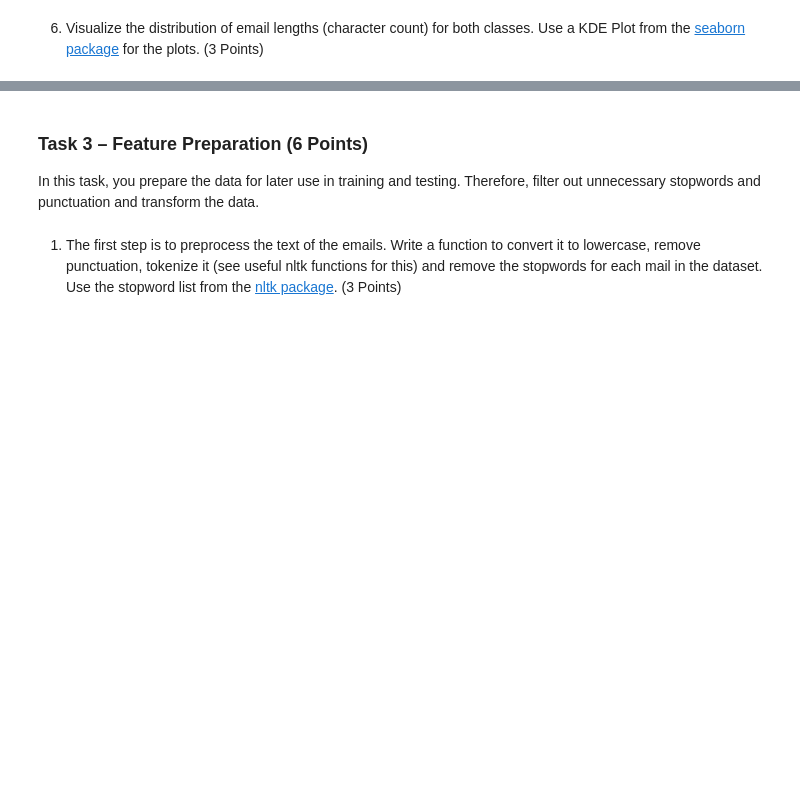
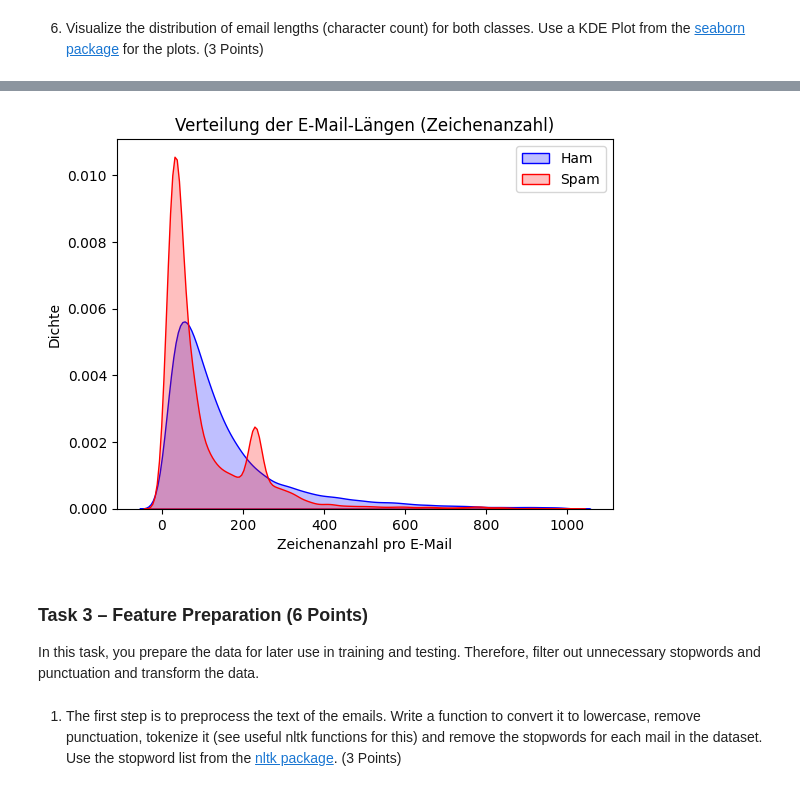
Before and after one commit to IVSource/ml_security_ws25, a Jupyter notebook: Exercise 3/mls_ws25_exercise_3d_spam_email_classification.ipynb, the cells around one changed output, grey strips where cells are left out. Cells and saved outputs as stored; diff of their text form; code cells hidden in the pictures; blank space fills up the shorter version.

```diff
--- a/Exercise 3/mls_ws25_exercise_3d_spam_email_classification.ipynb
+++ b/Exercise 3/mls_ws25_exercise_3d_spam_email_classification.ipynb
@@ -186,3 +460,18 @@ nltk.download('stopwords')
+# %%
+filtered = df[(df['word_count'] < 1000)]
+
+
+sns.kdeplot(data=filtered[filtered['label'] == 'ham'], x='word_count', label='Ham', fill=True, color='blue')
+sns.kdeplot(data=filtered[filtered['label'] == 'spam'], x='word_count', label='Spam', fill=True, color='red')
+
+# 3. Plot beschriften
+plt.title("Verteilung der E-Mail-Längen (Zeichenanzahl)")
+plt.xlabel("Zeichenanzahl pro E-Mail")
+plt.ylabel("Dichte")
+plt.legend()
+plt.show()
+# %% [output]
+[figure, added]
 # %% [markdown]
 ### Task 3 – Feature Preparation (6 Points)
 
```
Also changed, not shown: parts of 11 cells of this notebook.
